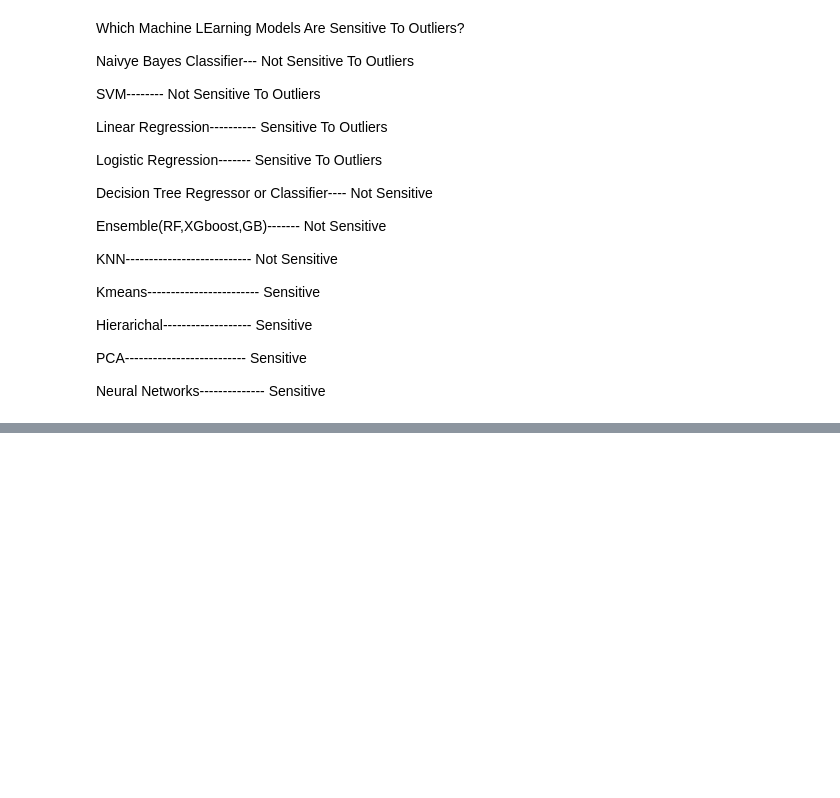
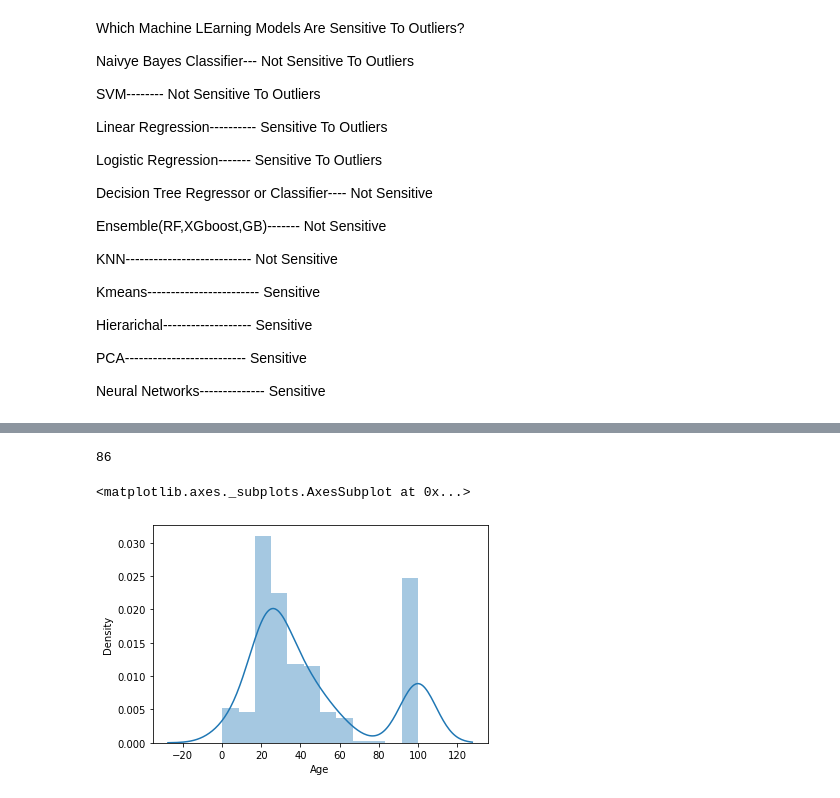
Before and after one commit to RahulDogra-92/Covid19-Data-Analysis-using-Folium-Map, a Jupyter notebook: How_to_fix_Outliers.ipynb, the cells around one changed output, grey strips where cells are left out. Saved outputs shown, nothing was run; the diff lists cells and outputs as text; code cells hidden in the pictures; blank space fills up the shorter version.

```diff
--- a/How_to_fix_Outliers.ipynb
+++ b/How_to_fix_Outliers.ipynb
@@ -224,0 +227,3 @@ Neural Networks-------------- Sensitive
+# %%
+titanic = pd.read_csv('/content/titanic.csv')
+titanic.head(5)
@@ -224,0 +237,4 @@ Neural Networks-------------- Sensitive
+# %%
+titanic['Age'].isnull().sum()
+# %% [output]
+86
@@ -224,0 +243,5 @@ Neural Networks-------------- Sensitive
+# %%
+sns.distplot(titanic['Age'].fillna(100))
+# %% [output]
+<matplotlib.axes._subplots.AxesSubplot at 0x...>
+[figure, added]
```
Also changed, not shown: parts of 24 cells of this notebook.
